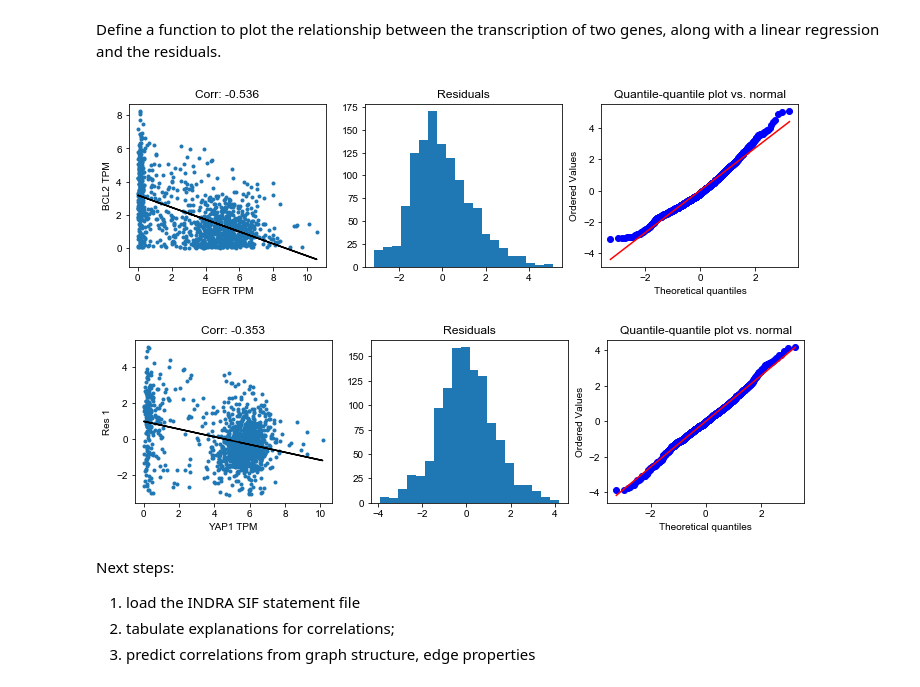
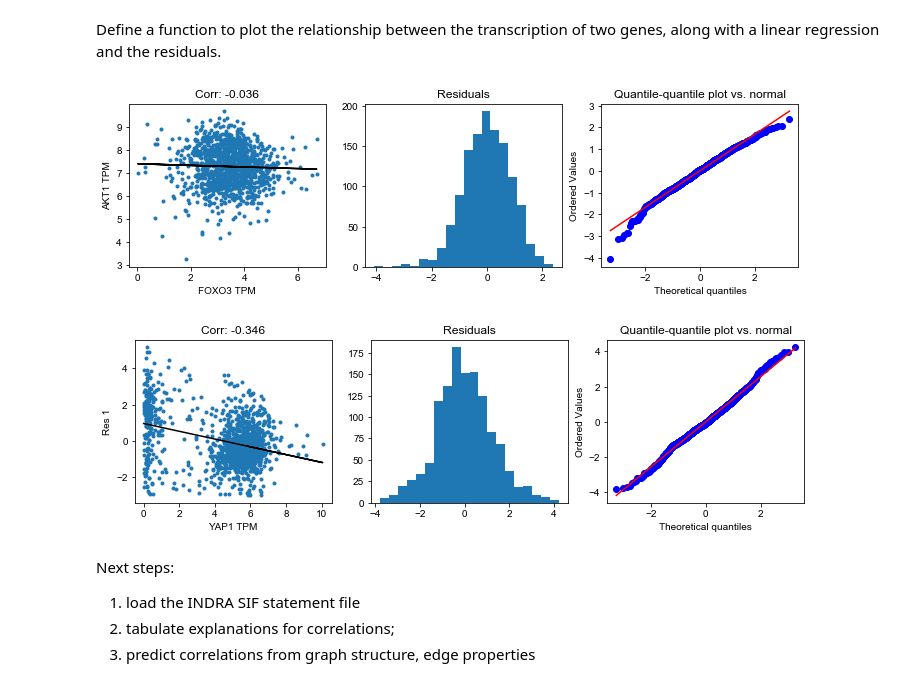
Before and after one commit to johnbachman/depmap_analysis, a Jupyter notebook: notebooks/Biomarkers of Dependency.ipynb, the cells around one changed output. Drawn from its saved outputs; the diff is of its cells as text; code cells hidden in the pictures.

```diff
--- a/notebooks/Biomarkers of Dependency.ipynb
+++ b/notebooks/Biomarkers of Dependency.ipynb
@@ -277,13 +302,13 @@ def scatter(df, geneX, y_arr, y_label, bins=30):
     plt.title('Quantile-quantile plot vs. normal')
     return residuals
 # %%
-res1 = scatter(ccle_df, 'EGFR', ccle_df['BCL2'], 'BCL2 TPM', bins=20)
+res1 = scatter(ccle_df, 'FOXO3', ccle_df['BAX'], 'AKT1 TPM', bins=20)
 # %% [output]
-[figure, old version]
+[figure, new version]
 # %%
 res2 = scatter(ccle_df, 'YAP1', res1, 'Res 1', bins=20)
 # %% [output]
-[figure, old version]
+[figure, new version]
 # %% [markdown]
 Next steps:
 1. load the INDRA SIF statement file
```
Also changed, not shown: parts of 33 cells of this notebook.
